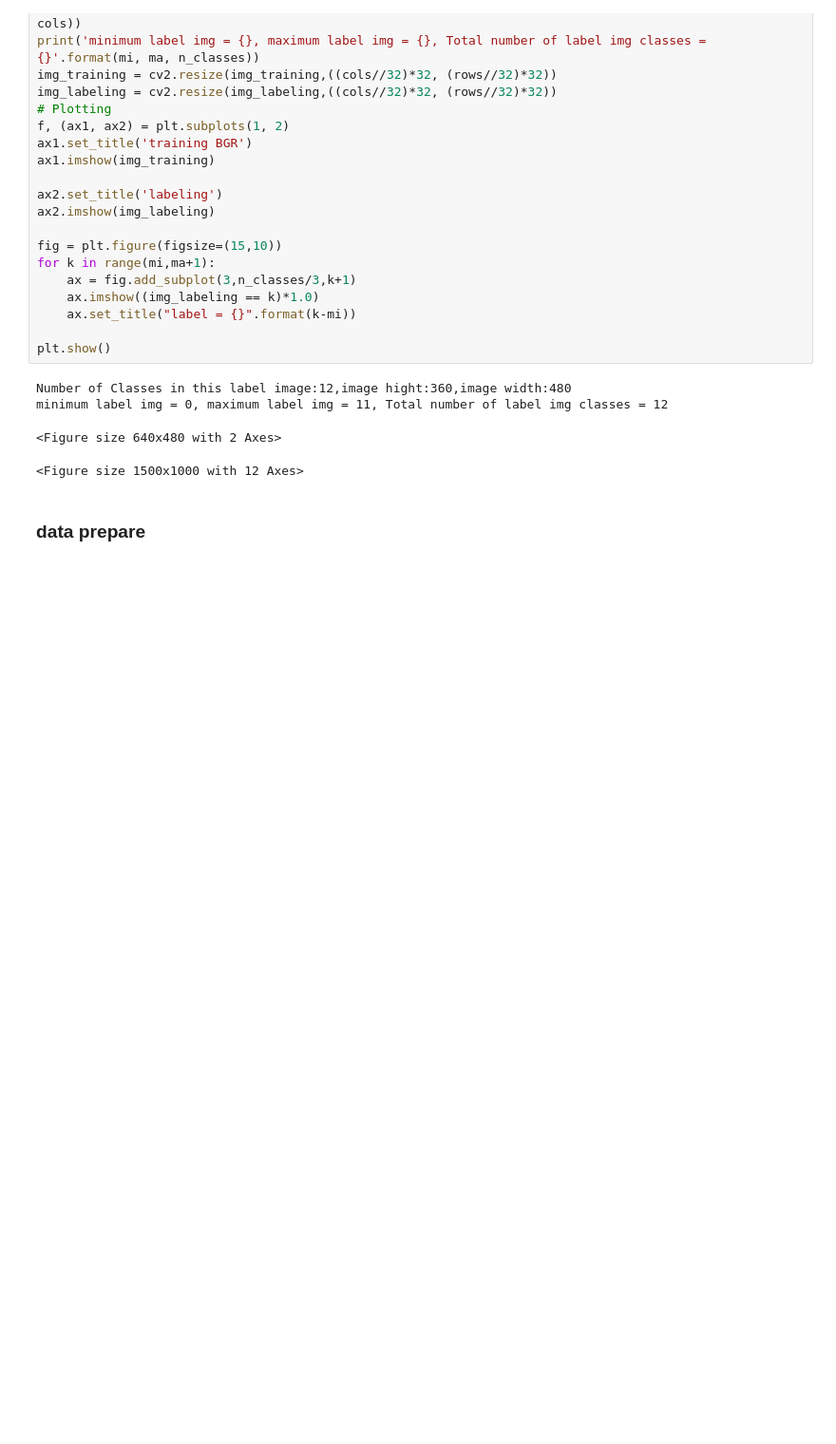
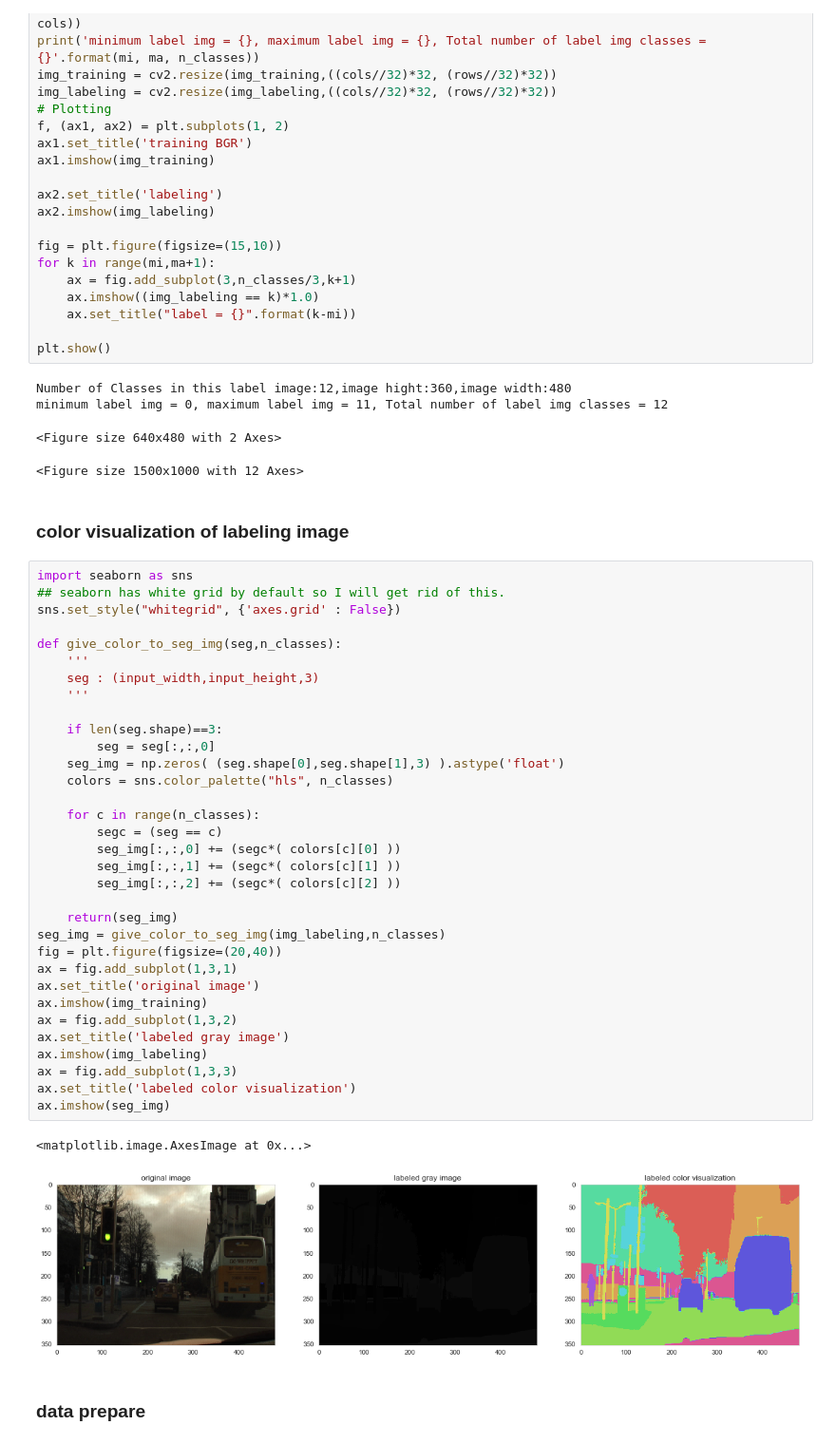
Before and after one commit to qianyiwang/SemanticSegmentation, a Jupyter notebook: SemanticSegmentation.ipynb, the cells around one changed output. Shown at 95% size. Saved outputs shown, nothing was run; the diff lists cells and outputs as text; blank space fills up the shorter version.

```diff
--- a/SemanticSegmentation.ipynb
+++ b/SemanticSegmentation.ipynb
@@ -51,6 +51,44 @@ Number of Classes in this label image:12,image hight:360,image width:480
 minimum label img = 0, maximum label img = 11, Total number of label img classes = 12
 <Figure size 640x480 with 2 Axes>
 <Figure size 1500x1000 with 12 Axes>
+# %% [markdown]
+### color visualization of labeling image
+# %%
+import seaborn as sns
+## seaborn has white grid by default so I will get rid of this.
+sns.set_style("whitegrid", {'axes.grid' : False})
+
+def give_color_to_seg_img(seg,n_classes):
+    '''
+    seg : (input_width,input_height,3)
+    '''
+
+    if len(seg.shape)==3:
+        seg = seg[:,:,0]
+    seg_img = np.zeros( (seg.shape[0],seg.shape[1],3) ).astype('float')
+    colors = sns.color_palette("hls", n_classes)
+
+    for c in range(n_classes):
+        segc = (seg == c)
+        seg_img[:,:,0] += (segc*( colors[c][0] ))
+        seg_img[:,:,1] += (segc*( colors[c][1] ))
+        seg_img[:,:,2] += (segc*( colors[c][2] ))
+
+    return(seg_img)
+seg_img = give_color_to_seg_img(img_labeling,n_classes)
+fig = plt.figure(figsize=(20,40))
+ax = fig.add_subplot(1,3,1)
+ax.set_title('original image')
+ax.imshow(img_training)
+ax = fig.add_subplot(1,3,2)
+ax.set_title('labeled gray image')
+ax.imshow(img_labeling)
+ax = fig.add_subplot(1,3,3)
+ax.set_title('labeled color visualization')
+ax.imshow(seg_img)
+# %% [output]
+<matplotlib.image.AxesImage at 0x...>
+[figure, added]
 # %% [markdown]
 ### data prepare
 # %%
```
Also changed, not shown: parts of 15 cells of this notebook, 1 other file.
